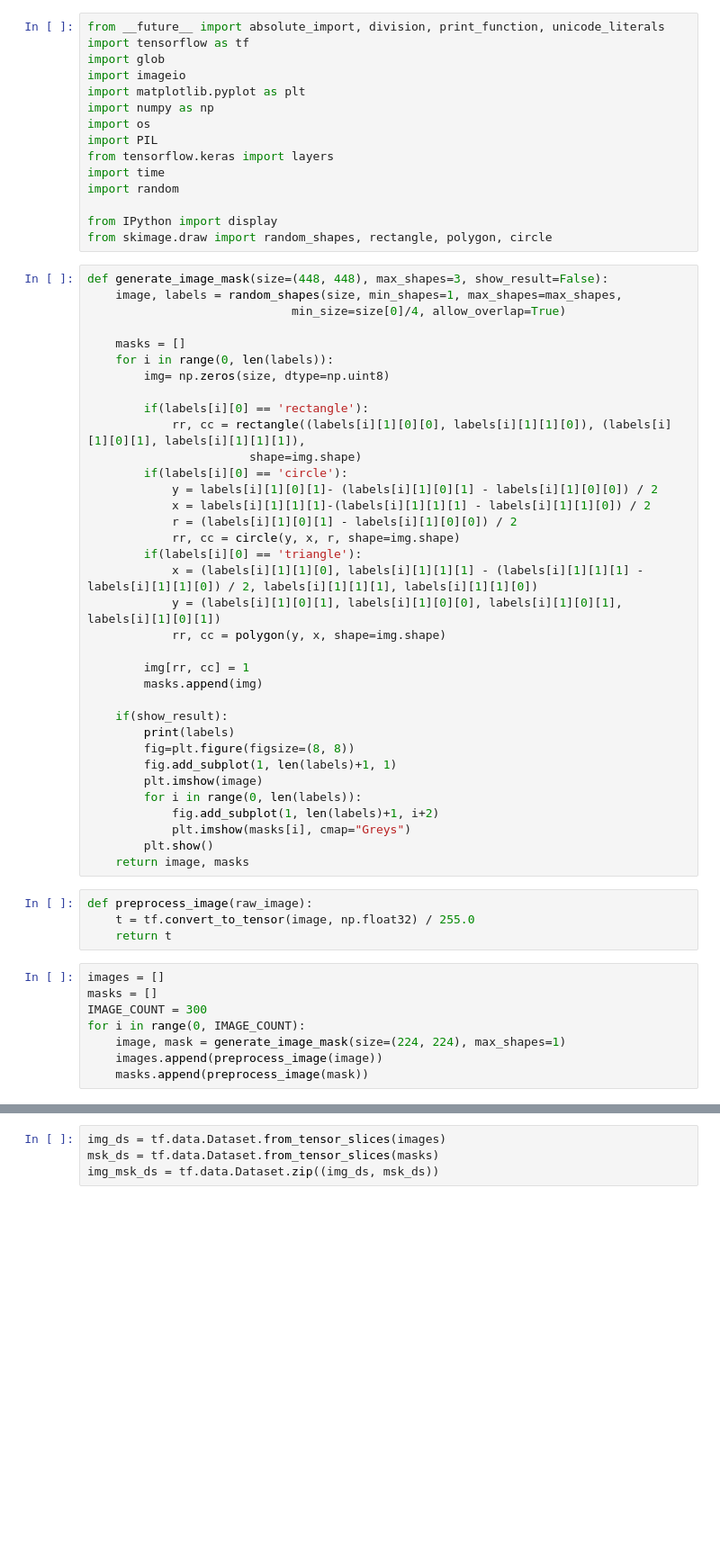
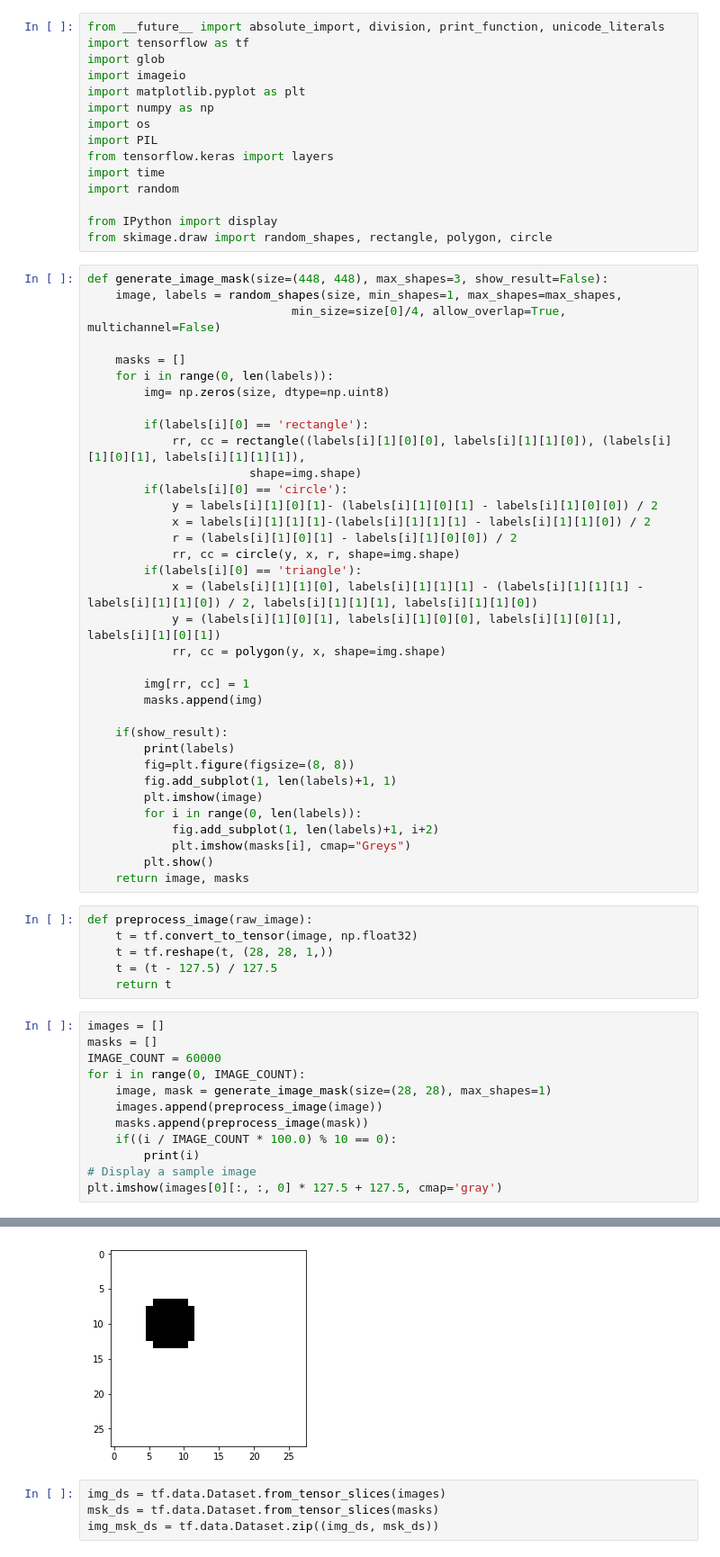
Before and after one commit to Thoorium/shapes-gan-segmentation, a Jupyter notebook: test.ipynb, the cells around one changed output, grey strips where cells are left out. Shown at 90% size. Cells and saved outputs as stored; diff of their text form; blank space fills up the shorter version.

Commit message:
Trainable on shapes

```diff
--- a/test.ipynb
+++ b/test.ipynb
@@ -16,7 +16,7 @@ from skimage.draw import random_shapes, rectangle, polygon, circle
 # %%
 def generate_image_mask(size=(448, 448), max_shapes=3, show_result=False):
     image, labels = random_shapes(size, min_shapes=1, max_shapes=max_shapes,
-                             min_size=size[0]/4, allow_overlap=True)
+                             min_size=size[0]/4, allow_overlap=True, multichannel=False)
 
     masks = []
     for i in range(0, len(labels)):
@@ -50,13 +50,20 @@ def generate_image_mask(size=(448, 448), max_shapes=3, show_result=False):
     return image, masks
 # %%
 def preprocess_image(raw_image):
-    t = tf.convert_to_tensor(image, np.float32) / 255.0
+    t = tf.convert_to_tensor(image, np.float32)
+    t = tf.reshape(t, (28, 28, 1,))
+    t = (t - 127.5) / 127.5
     return t
 # %%
 images = []
 masks = []
-IMAGE_COUNT = 300
+IMAGE_COUNT = 60000
 for i in range(0, IMAGE_COUNT):
-    image, mask = generate_image_mask(size=(224, 224), max_shapes=1)
+    image, mask = generate_image_mask(size=(28, 28), max_shapes=1)
     images.append(preprocess_image(image))
     masks.append(preprocess_image(mask))
+    if((i / IMAGE_COUNT * 100.0) % 10 == 0):
+        print(i)
+# Display a sample image
+plt.imshow(images[0][:, :, 0] * 127.5 + 127.5, cmap='gray')
+# %% [output]
@@ -63,3 +81,4 @@ for i in range(0, IMAGE_COUNT):
+[figure, added]
 # %%
 img_ds = tf.data.Dataset.from_tensor_slices(images)
 msk_ds = tf.data.Dataset.from_tensor_slices(masks)
```
Also changed, not shown: parts of 9 cells of this notebook, 2 other files.
